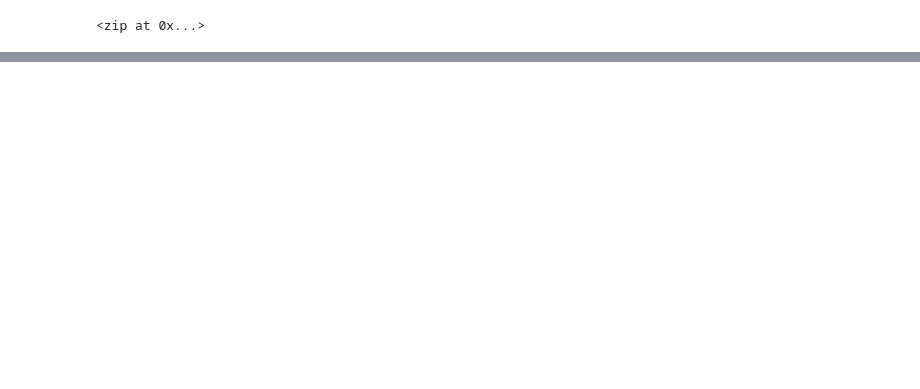
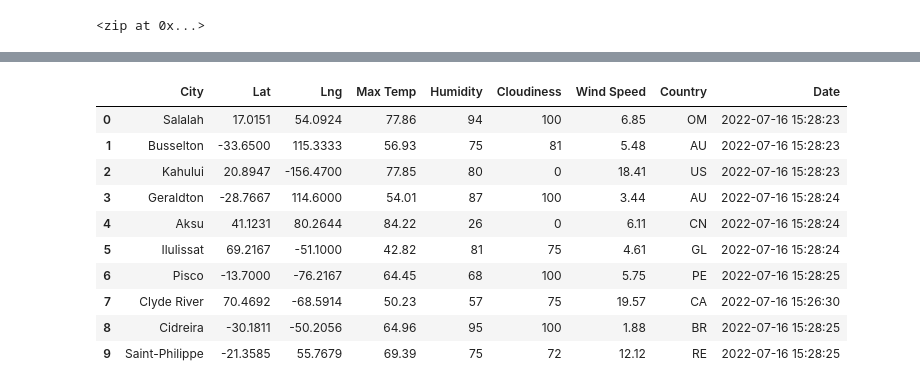
Before and after one commit to aidantank/World_Weather_Analysis, a Jupyter notebook: WeatherPy.ipynb, the cells around one changed output, grey strips where cells are left out. Drawn from its saved outputs; the diff is of its cells as text; code cells hidden in the pictures; blank space fills up the shorter version.

Commit message:
Updating After Module 6.2.7

```diff
--- a/WeatherPy.ipynb
+++ b/WeatherPy.ipynb
@@ -3,6 +3,18 @@
 import pandas as pd
 import matplotlib.pyplot as plt
 import numpy as np
+
+# Import the time library and the datetime module from the datetime library
+import time
+from datetime import datetime
+
+# Import api keys, city py module and requests library
+from config import weather_api_key
+import requests
+from citipy import citipy
+
+# Get url for open weather maps API
+url = "http://api.openweathermap.org/data/2.5/weather?units=Imperial&APPID=" + weather_api_key
 # %%
 # Create a set of random latitude and longitude combinations.
 lats = np.random.uniform(low=-90.000, high=90.000, size=1500)
@@ -32,0 +122,16 @@ len(cities)
+# %%
+# Convert the array of dictionaries to a Pandas DataFrame.
+city_data_df = pd.DataFrame(city_data)
+city_data_df.head(10)
+# %% [output]
+|  | City | Lat | Lng | Max Temp | Humidity | Cloudiness | Wind Speed | Country | Date |
+| 0 | Salalah | 17.0151 | 54.0924 | 77.86 | 94 | 100 | 6.85 | OM | 2022-07-16 15:28:23 |
+| 1 | Busselton | -33.6500 | 115.3333 | 56.93 | 75 | 81 | 5.48 | AU | 2022-07-16 15:28:23 |
+| 2 | Kahului | 20.8947 | -156.4700 | 77.85 | 80 | 0 | 18.41 | US | 2022-07-16 15:28:23 |
+| 3 | Geraldton | -28.7667 | 114.6000 | 54.01 | 87 | 100 | 3.44 | AU | 2022-07-16 15:28:24 |
+| 4 | Aksu | 41.1231 | 80.2644 | 84.22 | 26 | 0 | 6.11 | CN | 2022-07-16 15:28:24 |
+| 5 | Ilulissat | 69.2167 | -51.1000 | 42.82 | 81 | 75 | 4.61 | GL | 2022-07-16 15:28:24 |
+| 6 | Pisco | -13.7000 | -76.2167 | 64.45 | 68 | 100 | 5.75 | PE | 2022-07-16 15:28:25 |
+| 7 | Clyde River | 70.4692 | -68.5914 | 50.23 | 57 | 75 | 19.57 | CA | 2022-07-16 15:26:30 |
+| 8 | Cidreira | -30.1811 | -50.2056 | 64.96 | 95 | 100 | 1.88 | BR | 2022-07-16 15:28:25 |
+| 9 | Saint-Philippe | -21.3585 | 55.7679 | 69.39 | 75 | 72 | 12.12 | RE | 2022-07-16 15:28:25 |
```
Also changed, not shown: parts of 5 cells of this notebook, 2 other files.
